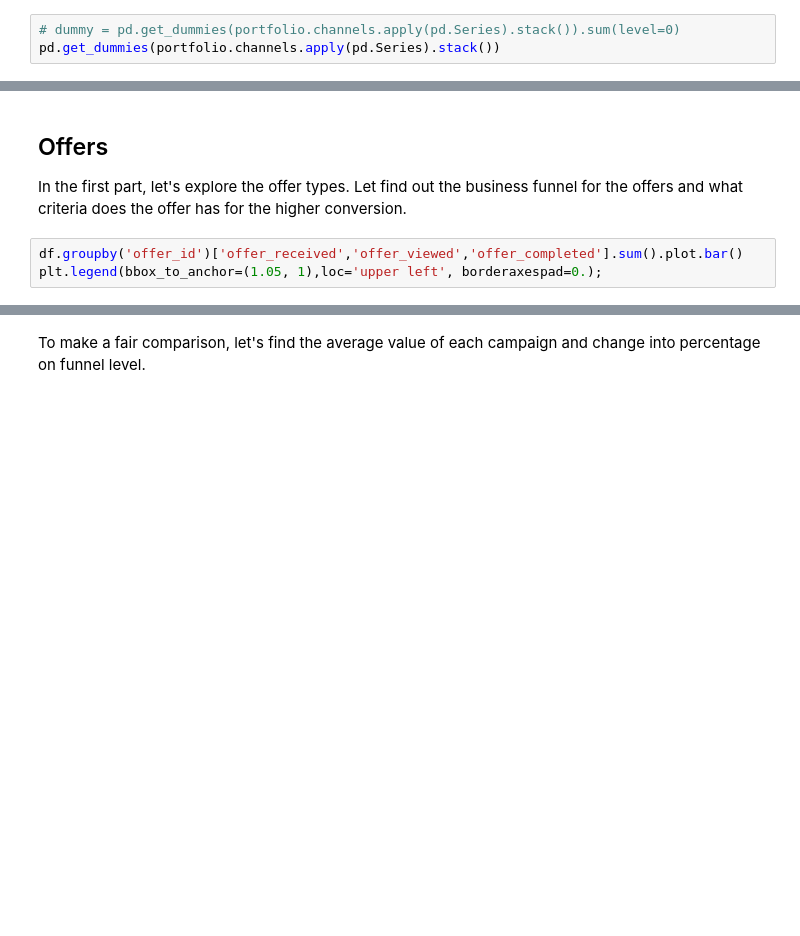
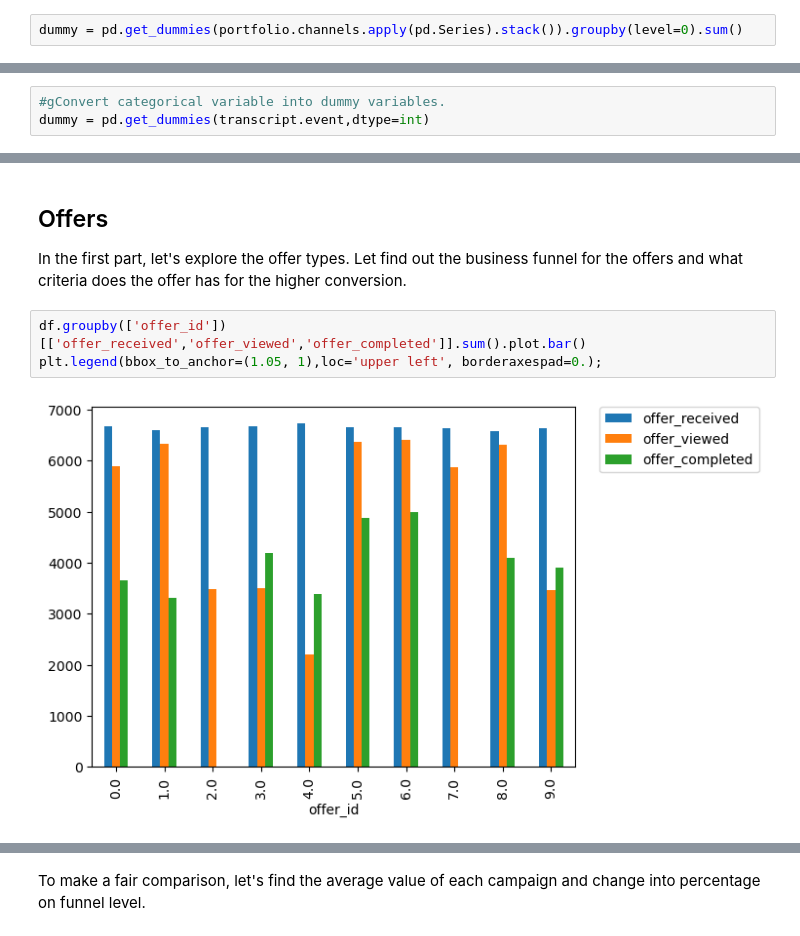
Before and after one commit to fatinshariff/sbcapstone, a Jupyter notebook: Starbucks_Capstone_notebook_v1.ipynb, the cells around one changed output, grey strips where cells are left out. Cells and saved outputs as stored; diff of their text form; blank space fills up the shorter version.

```diff
--- a/Starbucks_Capstone_notebook_v1.ipynb
+++ b/Starbucks_Capstone_notebook_v1.ipynb
@@ -158,3 +169,2 @@ for offer in offer_types:
 # %%
-# dummy = pd.get_dummies(portfolio.channels.apply(pd.Series).stack()).sum(level=0)
-pd.get_dummies(portfolio.channels.apply(pd.Series).stack())
+dummy = pd.get_dummies(portfolio.channels.apply(pd.Series).stack()).groupby(level=0).sum()
@@ -273 +405,4 @@ dummy = pd.get_dummies(transcript.event)
+# %%
+#gConvert categorical variable into dummy variables.
+dummy = pd.get_dummies(transcript.event,dtype=int)
 # %%
@@ -319,6 +541,8 @@ df.head()
 
 In the first part, let's explore the offer types. Let find out the business funnel for the offers and what criteria does the offer has for the higher conversion.
 # %%
-df.groupby('offer_id')['offer_received','offer_viewed','offer_completed'].sum().plot.bar()
+df.groupby(['offer_id'])[['offer_received','offer_viewed','offer_completed']].sum().plot.bar()
 plt.legend(bbox_to_anchor=(1.05, 1),loc='upper left', borderaxespad=0.);
+# %% [output]
+[figure, added]
 # %%
```
Also changed, not shown: parts of 112 cells of this notebook.
